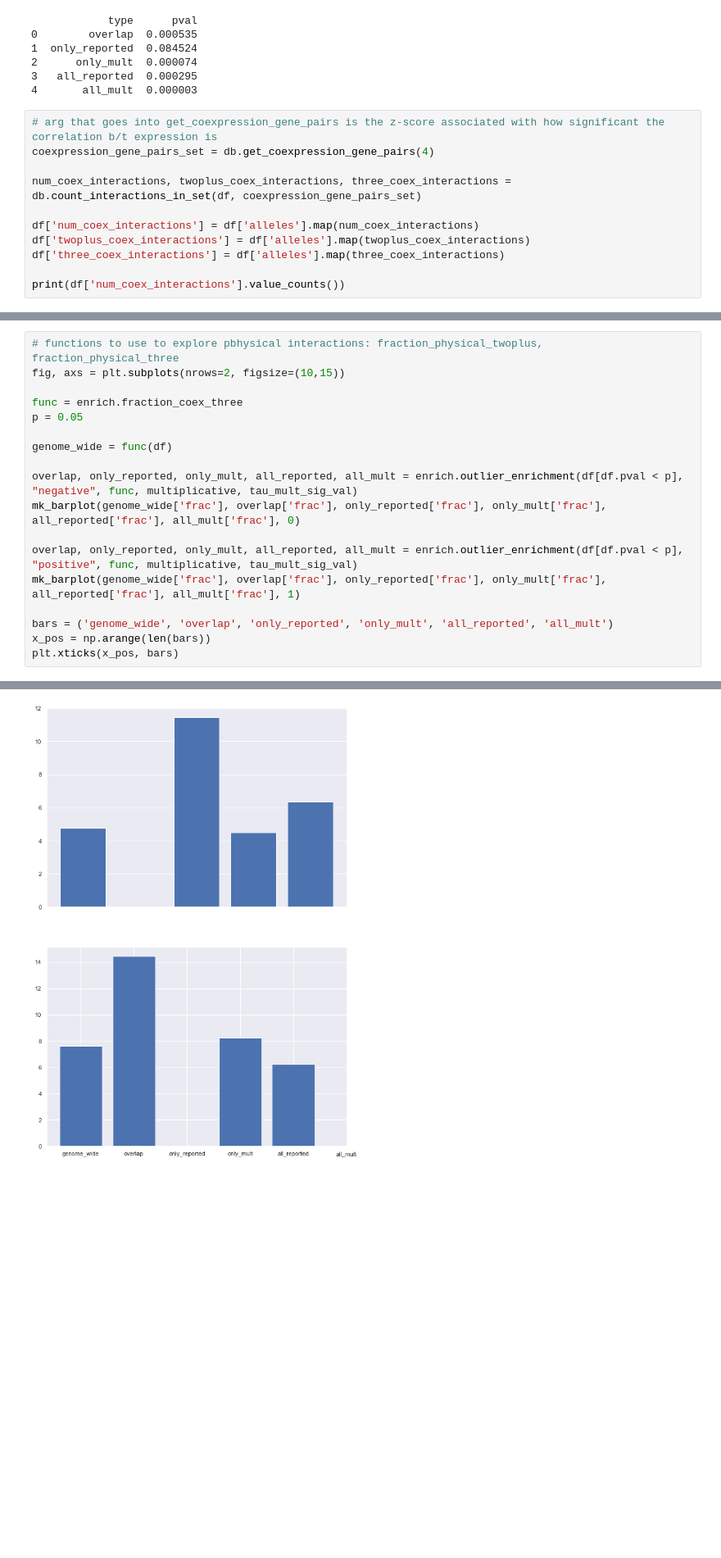
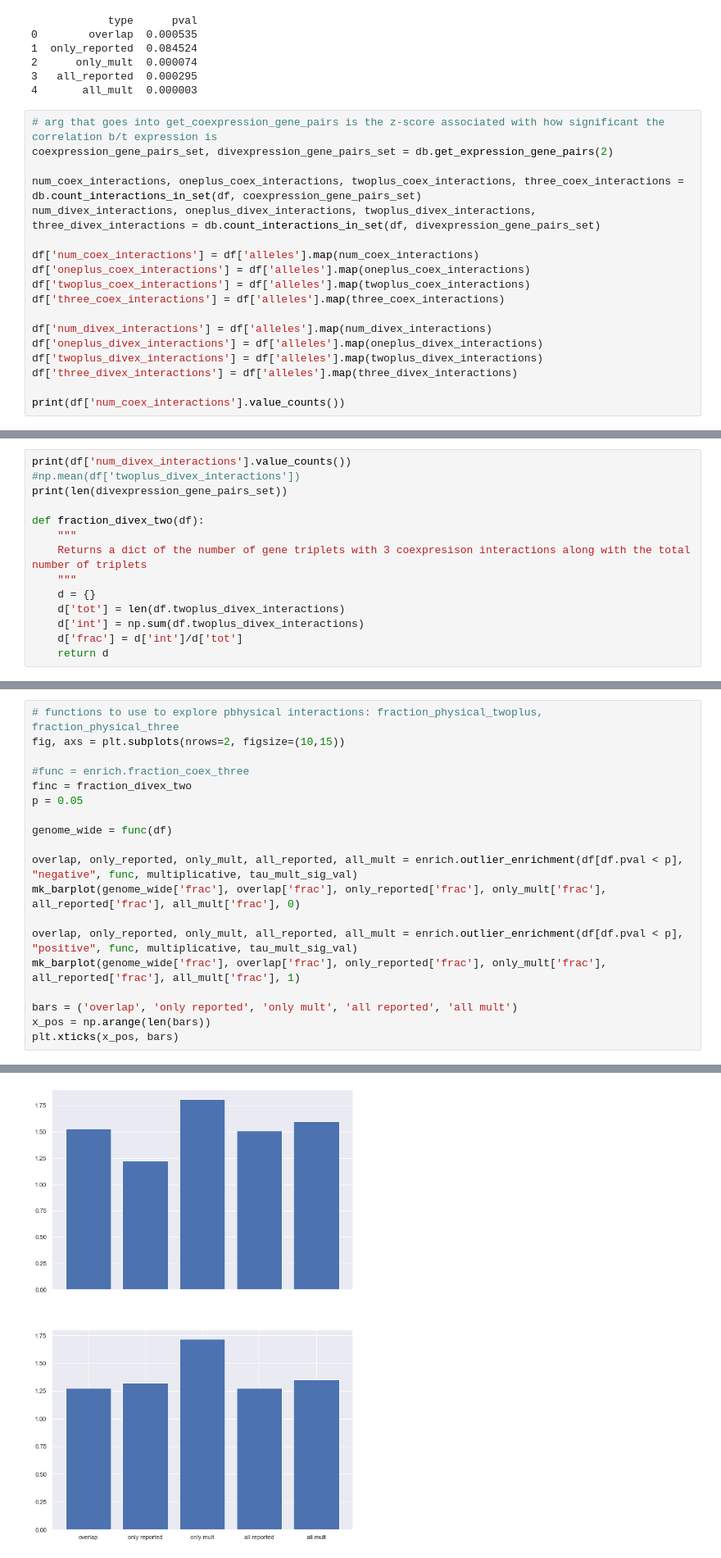
Before and after one commit to brian-arnold/epistasis_reanalysis, a Jupyter notebook: yeast_screens/Kuzmin2020.ipynb, the cells around one changed output, grey strips where cells are left out. Shown at 82% size. Saved outputs shown, nothing was run; the diff lists cells and outputs as text; blank space fills up the shorter version.

Commit message:
added divergent expression

```diff
--- a/yeast_screens/Kuzmin2020.ipynb
+++ b/yeast_screens/Kuzmin2020.ipynb
@@ -549,13 +549,20 @@ print(enrich.perform_hypergeom_test(df, "positive", enrich.alleles_2_go_enrichme
 4       all_mult  0.000003
 # %%
 # arg that goes into get_coexpression_gene_pairs is the z-score associated with how significant the correlation b/t expression is
-coexpression_gene_pairs_set = db.get_coexpression_gene_pairs(4)
+coexpression_gene_pairs_set, divexpression_gene_pairs_set = db.get_expression_gene_pairs(2)
 
-num_coex_interactions, twoplus_coex_interactions, three_coex_interactions = db.count_interactions_in_set(df, coexpression_gene_pairs_set)
+num_coex_interactions, oneplus_coex_interactions, twoplus_coex_interactions, three_coex_interactions = db.count_interactions_in_set(df, coexpression_gene_pairs_set)
+num_divex_interactions, oneplus_divex_interactions, twoplus_divex_interactions, three_divex_interactions = db.count_interactions_in_set(df, divexpression_gene_pairs_set)
 
 df['num_coex_interactions'] = df['alleles'].map(num_coex_interactions)
+df['oneplus_coex_interactions'] = df['alleles'].map(oneplus_coex_interactions)
 df['twoplus_coex_interactions'] = df['alleles'].map(twoplus_coex_interactions)
 df['three_coex_interactions'] = df['alleles'].map(three_coex_interactions)
 
+df['num_divex_interactions'] = df['alleles'].map(num_divex_interactions)
+df['oneplus_divex_interactions'] = df['alleles'].map(oneplus_divex_interactions)
+df['twoplus_divex_interactions'] = df['alleles'].map(twoplus_divex_interactions)
+df['three_divex_interactions'] = df['alleles'].map(three_divex_interactions)
+
 print(df['num_coex_interactions'].value_counts())
 # %% [output]
@@ -566 +573,15 @@ print(df['num_coex_interactions'].value_counts())
 Name: num_coex_interactions, dtype: int64
+# %%
+print(df['num_divex_interactions'].value_counts())
+#np.mean(df['twoplus_divex_interactions'])
+print(len(divexpression_gene_pairs_set))
+
+def fraction_divex_two(df):
+    """
+    Returns a dict of the number of gene triplets with 3 coexpresison interactions along with the total number of triplets
+    """
+    d = {}
+    d['tot'] = len(df.twoplus_divex_interactions)
+    d['int'] = np.sum(df.twoplus_divex_interactions)
+    d['frac'] = d['int']/d['tot']
+    return d
@@ -568,7 +596,8 @@ Name: num_coex_interactions, dtype: int64
 # functions to use to explore pbhysical interactions: fraction_physical_twoplus, fraction_physical_three
 fig, axs = plt.subplots(nrows=2, figsize=(10,15))
 
-func = enrich.fraction_coex_three
+#func = enrich.fraction_coex_three
+finc = fraction_divex_two
 p = 0.05
 
 genome_wide = func(df)
@@ -579,7 +608,7 @@ mk_barplot(genome_wide['frac'], overlap['frac'], only_reported['frac'], only_mul
 overlap, only_reported, only_mult, all_reported, all_mult = enrich.outlier_enrichment(df[df.pval < p], "positive", func, multiplicative, tau_mult_sig_val)
 mk_barplot(genome_wide['frac'], overlap['frac'], only_reported['frac'], only_mult['frac'], all_reported['frac'], all_mult['frac'], 1)
 
-bars = ('genome_wide', 'overlap', 'only_reported', 'only_mult', 'all_reported', 'all_mult')
+bars = ('overlap', 'only reported', 'only mult', 'all reported', 'all mult')
 x_pos = np.arange(len(bars))
 plt.xticks(x_pos, bars)
 # %% [output]
@@ -598,4 +625,4 @@ plt.xticks(x_pos, bars)
-[figure, old version]
+[figure, new version]
 # %%
 p = 0.05
 data = []
```
Also changed, not shown: parts of 6 cells of this notebook, 1 other file.
